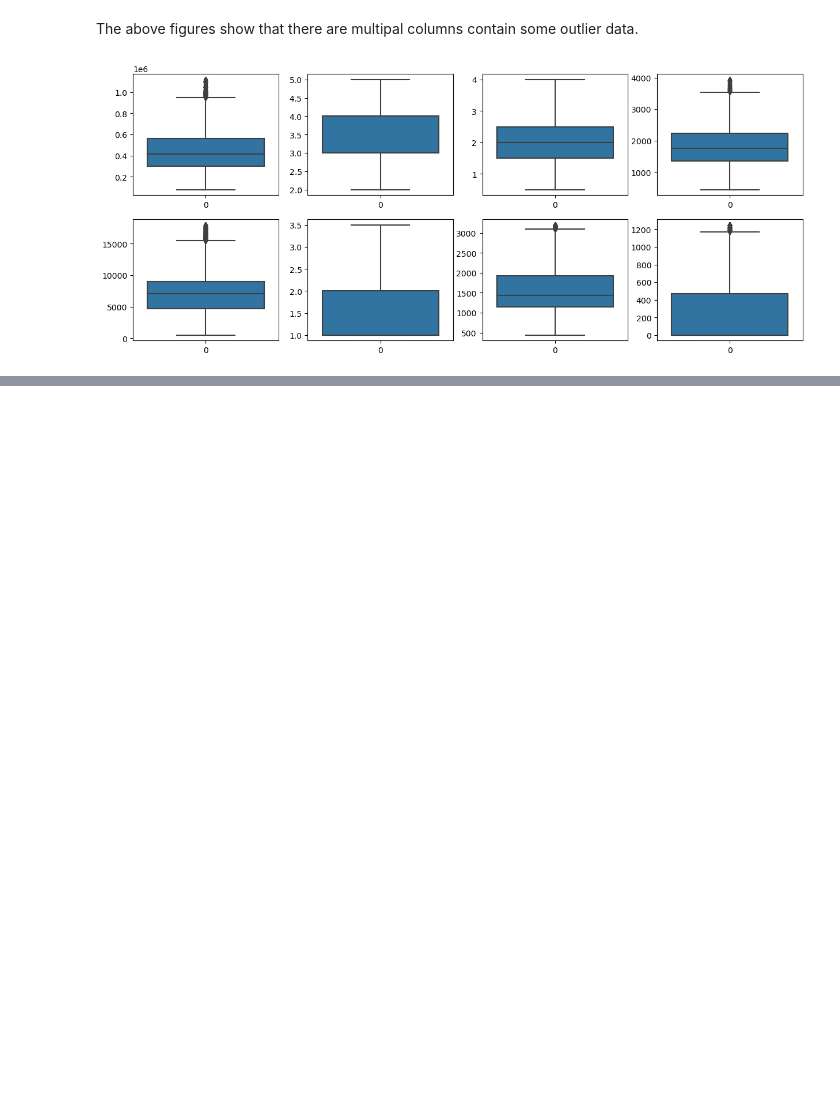
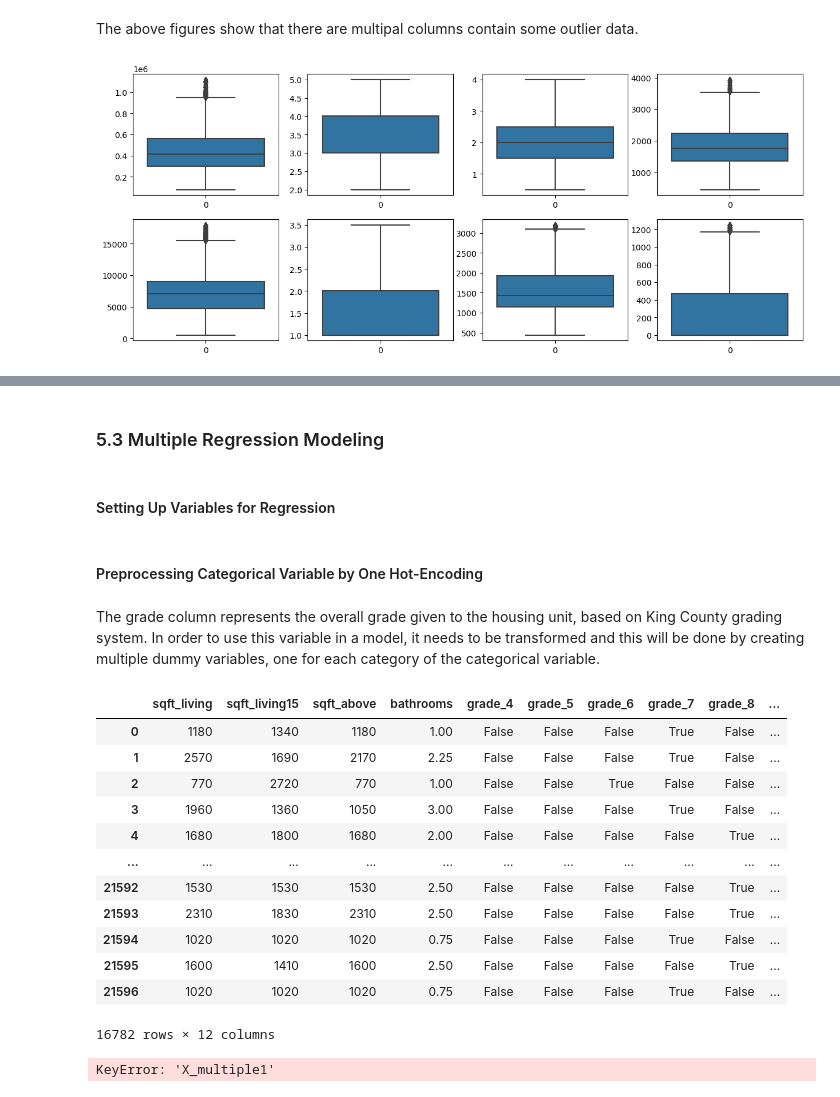
Before and after one commit to Collinskanyiri/dsc-phase-2-project-v2-3, a Jupyter notebook: student.ipynb, the cells around one changed output, grey strips where cells are left out. Drawn from its saved outputs; the diff is of its cells as text; code cells hidden in the pictures; blank space fills up the shorter version.

```diff
--- a/student.ipynb
+++ b/student.ipynb
@@ -588,0 +743,34 @@ plt3 = sns.boxplot(df['sqft_basement'], ax = axs[1,3])
+# %% [markdown]
+### 5.3 Multiple Regression Modeling
+# %% [markdown]
+####  Setting Up Variables for Regression
+# %%
+# variable representing all the highly correlated variables
+X_multiple1 = df[["sqft_living", "grade", "sqft_living15", "sqft_above", "bathrooms"]]
+# %% [markdown]
+#### Preprocessing Categorical Variable by One Hot-Encoding
+# %% [markdown]
+The grade column represents the overall grade given to the housing unit, based on King County grading system. In order to use this variable in a model, it needs to be transformed and this will be done by creating multiple dummy variables, one for each category of the categorical variable.
+# %%
+# one-hot encode the categorical column in X_iterated
+X_multiple1 = pd.get_dummies(X_multiple1, columns=['grade'])
+X_multiple1
+# %% [output]
+|  | sqft_living | sqft_living15 | sqft_above | bathrooms | grade_4 | grade_5 | grade_6 | grade_7 | grade_8 | ... |
+| 0 | 1180 | 1340 | 1180 | 1.00 | False | False | False | True | False | ... |
+| 1 | 2570 | 1690 | 2170 | 2.25 | False | False | False | True | False | ... |
+| 2 | 770 | 2720 | 770 | 1.00 | False | False | True | False | False | ... |
+| 3 | 1960 | 1360 | 1050 | 3.00 | False | False | False | True | False | ... |
+| 4 | 1680 | 1800 | 1680 | 2.00 | False | False | False | False | True | ... |
+| ... | ... | ... | ... | ... | ... | ... | ... | ... | ... | ... |
+| 21592 | 1530 | 1530 | 1530 | 2.50 | False | False | False | False | True | ... |
+| 21593 | 2310 | 1830 | 2310 | 2.50 | False | False | False | False | True | ... |
+| 21594 | 1020 | 1020 | 1020 | 0.75 | False | False | False | True | False | ... |
+| 21595 | 1600 | 1410 | 1600 | 2.50 | False | False | False | False | True | ... |
+| 21596 | 1020 | 1020 | 1020 | 0.75 | False | False | False | True | False | ... |
+16782 rows × 12 columns
+# %%
+df['X_multiple1'].replace({'False': 0, 'True': 1}, inplace=True)
+X_multiple1
+# %% [output]
+KeyError: 'X_multiple1'
```
Also changed, not shown: parts of 25 cells of this notebook.
